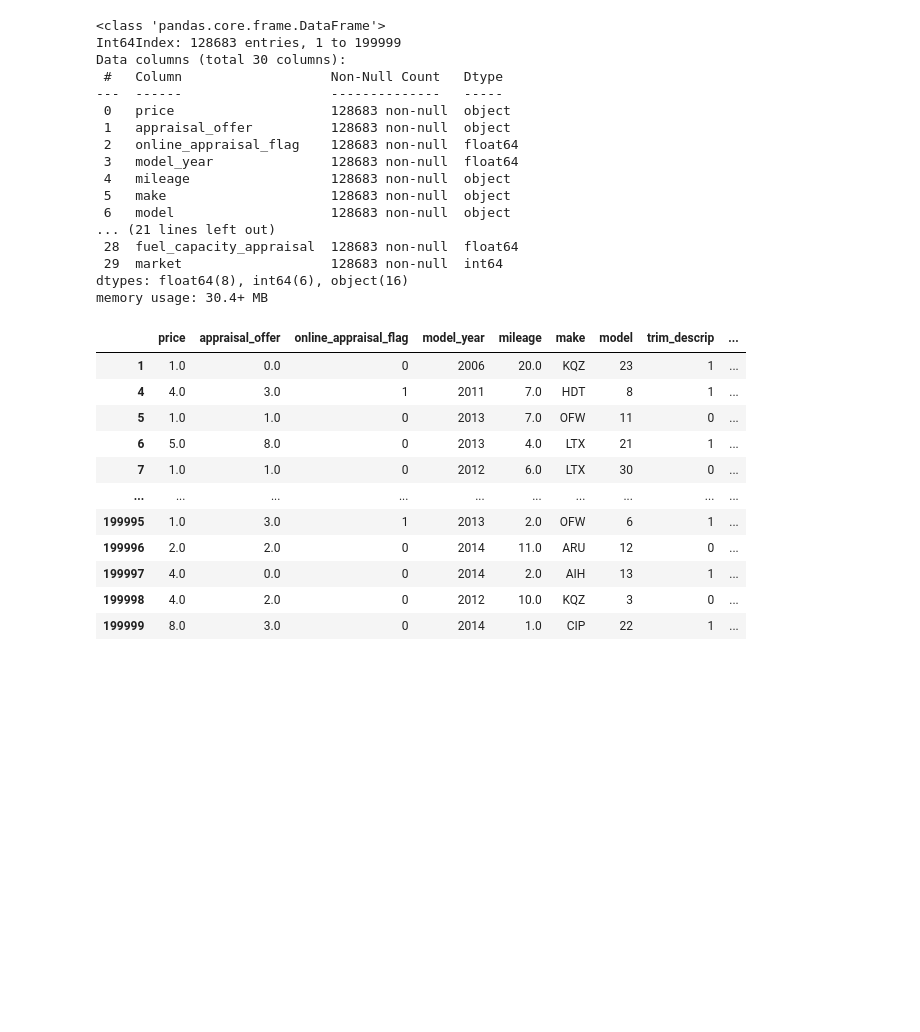
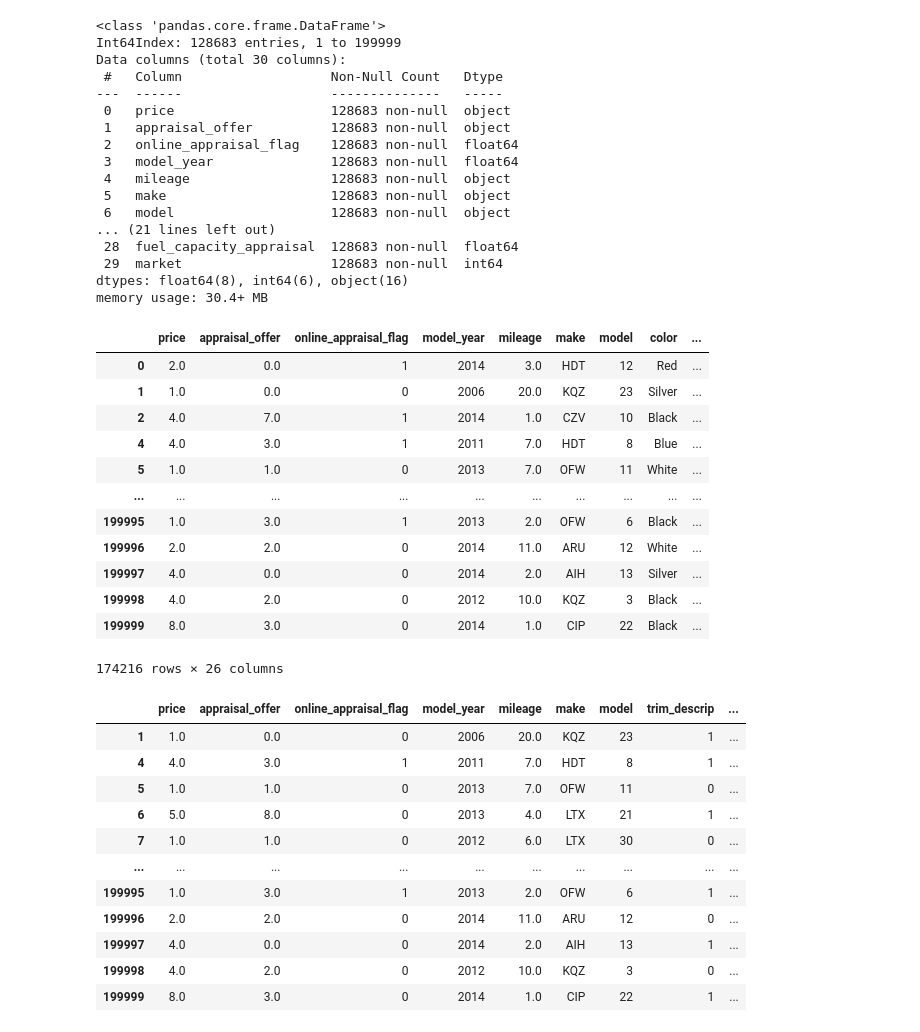
Before and after one commit to ashenfernando1/Winter-2023, a Jupyter notebook: CarMax.ipynb, the cells around one changed output. Saved outputs shown, nothing was run; the diff lists cells and outputs as text; code cells hidden in the pictures; blank space fills up the shorter version.

```diff
--- a/CarMax.ipynb
+++ b/CarMax.ipynb
@@ -83,7 +124,7 @@ Data columns (total 30 columns):
 dtypes: float64(8), int64(6), object(16)
 memory usage: 30.4+ MB
 # %%
-def convertCols(df=df):
+def convertCols(df=df, include_trim=True):
 
     df['online_appraisal_flag'] = df['online_appraisal_flag'].astype('int')
     df['model_year'] = df['model_year'].astype('int')
@@ -97,8 +138,9 @@ def convertCols(df=df):
     df['model'] = [int(re.findall(r'\d+',i)[0]) for i in df['model']]
     df['model_appraisal'] = [int(re.findall(r'\d+',i)[0]) for i in df['model_appraisal']]
 
-    df['trim_descrip'] = df['trim_descrip'].map(trim_bool)
-    df['trim_descrip_appraisal'] = df['trim_descrip_appraisal'].map(trim_bool)
+    if include_trim==True:
+        df['trim_descrip'] = df['trim_descrip'].map(trim_bool)
+        df['trim_descrip_appraisal'] = df['trim_descrip_appraisal'].map(trim_bool)
 
     df['engine'] = [float(i.replace('L','')) for i in df['engine']]
     df['engine_appraisal'] = [float(i.replace('L','')) for i in df['engine_appraisal']]
@@ -131,12 +173,30 @@ def encodeVariables(col, df=df):
 
 def encodeDF(df):
 
-    _, df['price'] = encodeVariables('price')
-    _, df['appraisal_offer'] = encodeVariables('appraisal_offer')
-    _, df['mileage'] = encodeVariables('mileage')
-    _, df['mileage_appraisal'] = encodeVariables('mileage_appraisal')
+    _, df['price'] = encodeVariables('price',df)
+    _, df['appraisal_offer'] = encodeVariables('appraisal_offer',df)
+    _, df['mileage'] = encodeVariables('mileage',df)
+    _, df['mileage_appraisal'] = encodeVariables('mileage_appraisal',df)
 
     return df
+# %%
+df_semi = convertCols(df_semi, include_trim=False)
+df_semi = encodeDF(df_semi)
+df_semi
+# %% [output]
+|  | price | appraisal_offer | online_appraisal_flag | model_year | mileage | make | model | color | ... |
+| 0 | 2.0 | 0.0 | 1 | 2014 | 3.0 | HDT | 12 | Red | ... |
+| 1 | 1.0 | 0.0 | 0 | 2006 | 20.0 | KQZ | 23 | Silver | ... |
+| 2 | 4.0 | 7.0 | 1 | 2014 | 1.0 | CZV | 10 | Black | ... |
+| 4 | 4.0 | 3.0 | 1 | 2011 | 7.0 | HDT | 8 | Blue | ... |
+| 5 | 1.0 | 1.0 | 0 | 2013 | 7.0 | OFW | 11 | White | ... |
+| ... | ... | ... | ... | ... | ... | ... | ... | ... | ... |
+| 199995 | 1.0 | 3.0 | 1 | 2013 | 2.0 | OFW | 6 | Black | ... |
+| 199996 | 2.0 | 2.0 | 0 | 2014 | 11.0 | ARU | 12 | White | ... |
+| 199997 | 4.0 | 0.0 | 0 | 2014 | 2.0 | AIH | 13 | Silver | ... |
+| 199998 | 4.0 | 2.0 | 0 | 2012 | 10.0 | KQZ | 3 | Black | ... |
+| 199999 | 8.0 | 3.0 | 0 | 2014 | 1.0 | CIP | 22 | Black | ... |
+174216 rows × 26 columns
 # %%
 df = convertCols(df)
 df = encodeDF(df)
```
Also changed, not shown: parts of 55 cells of this notebook, 5 other files.
